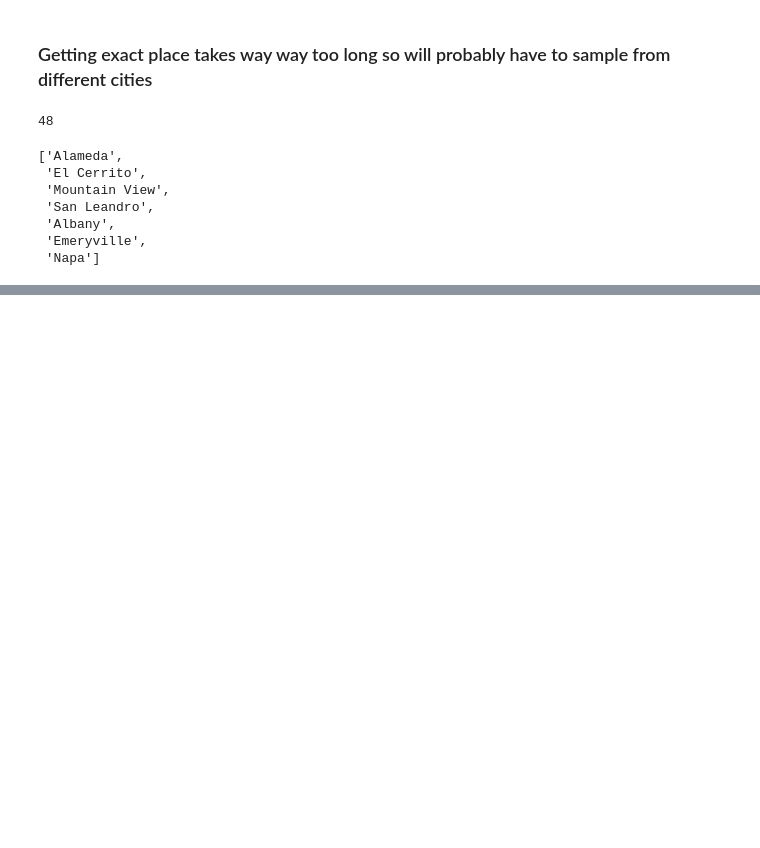
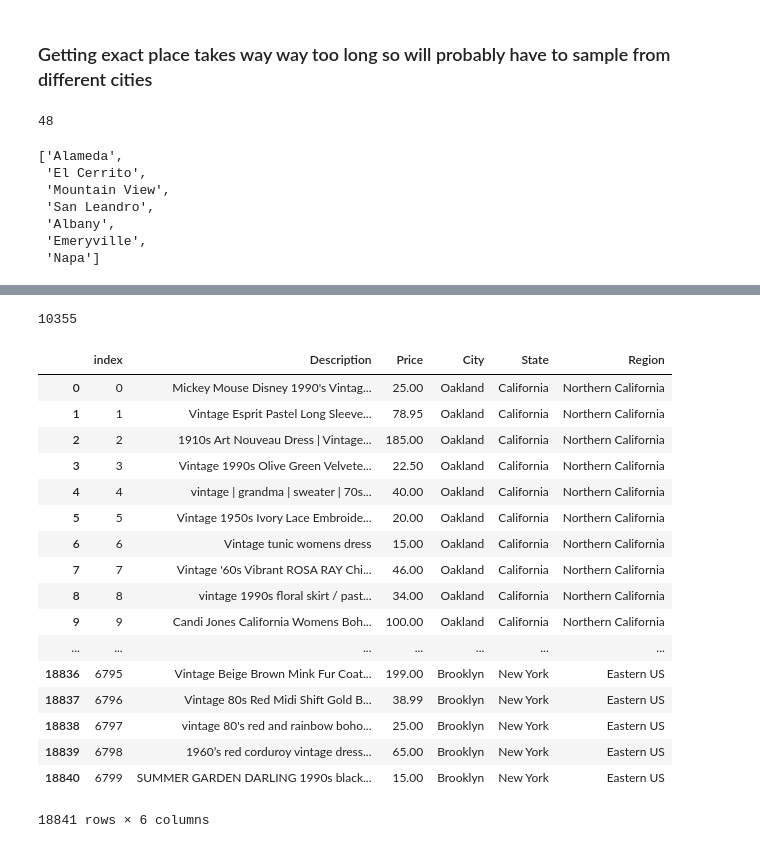
Before and after one commit to szaidman22/Etsy, a Jupyter notebook: Etsy_project_scraping.ipynb, the cells around one changed output, grey strips where cells are left out. Saved outputs shown, nothing was run; the diff lists cells and outputs as text; code cells hidden in the pictures; blank space fills up the shorter version.

Commit message:
Scraping various CA cities and Brooklyn

```diff
--- a/Etsy_project_scraping.ipynb
+++ b/Etsy_project_scraping.ipynb
@@ -153,0 +580,27 @@ Belmont
+# %%
+# Brooklyn: https://www.etsy.com/search/vintage/clothing/womens-clothing?q=womens+vintage+clothing&locationQuery=5110302&explicit=1&ref=pagination&page=2
+
+listing_info = []
+for i in range(1,246):      # Number of pages plus one
+    url = "https://www.etsy.com/search/vintage/clothing/womens-clothing?q=womens+vintage+clothing&locationQuery=5110302&explicit=1&ref=pagination&page={}".format(i)
+    page = requests.get(url)
+    soup = BeautifulSoup(page.content, 'html.parser')
+    results = soup.find(id="content")
+    job_elems = results.find_all(class_= 'organic-impression display-inline-block listing-link ')
+    links_stage = []
+   # link_elem = []
+    for job_elem in job_elems:
+        title_elem = job_elem.find(class_='text-gray text-truncate mb-xs-0 text-body')
+        title_elem = bleach.clean(title_elem, tags=[], strip=True).strip()
+        price_elem = job_elem.find(class_='currency-value')
+        price_elem = bleach.clean(price_elem, tags=[], strip=True).strip()
+       # links_stage.append(job_elem)
+       # for x in links_stage:
+          #  link_elem = (x.get('href'))
+        listing_info.append((title_elem,price_elem,"Brooklyn", "New York","Eastern US"))
+    print(len(listing_info))
+
+columns = ['Description','Price','City','State','Region']
+listing_data = pd.DataFrame(listing_info,columns=columns)
+brooklyn_listings = listing_data
+brooklyn_listings.head()
@@ -153,0 +626,5 @@ Belmont
+# %%
+columns = ['Description','Price','City','State','Region']
+listing_data = pd.DataFrame(listing_info,columns=columns)
+brooklyn_listings = listing_data
+brooklyn_listings.head()
@@ -153,0 +642,4 @@ Belmont
+# %%
+len(combined)
+# %% [output]
+10355
@@ -153,0 +648,25 @@ Belmont
+# %%
+dfs = [oakland_listings, sanfrancisco_listings, brooklyn_listings]
+largecombined = pd.concat(dfs)
+largecombined.reset_index(inplace=True)
+# %%
+largecombined
+# %% [output]
+|  | index | Description | Price | City | State | Region |
+| 0 | 0 | Mickey Mouse Disney 1990's Vintag... | 25.00 | Oakland | California | Northern California |
+| 1 | 1 | Vintage Esprit Pastel Long Sleeve... | 78.95 | Oakland | California | Northern California |
+| 2 | 2 | 1910s Art Nouveau Dress | Vintage... | 185.00 | Oakland | California | Northern California |
+| 3 | 3 | Vintage 1990s Olive Green Velvete... | 22.50 | Oakland | California | Northern California |
+| 4 | 4 | vintage | grandma | sweater | 70s... | 40.00 | Oakland | California | Northern California |
+| 5 | 5 | Vintage 1950s Ivory Lace Embroide... | 20.00 | Oakland | California | Northern California |
+| 6 | 6 | Vintage tunic womens dress | 15.00 | Oakland | California | Northern California |
+| 7 | 7 | Vintage '60s Vibrant ROSA RAY Chi... | 46.00 | Oakland | California | Northern California |
+| 8 | 8 | vintage 1990s floral skirt / past... | 34.00 | Oakland | California | Northern California |
+| 9 | 9 | Candi Jones California Womens Boh... | 100.00 | Oakland | California | Northern California |
+| ... | ... | ... | ... | ... | ... | ... |
+| 18836 | 6795 | Vintage Beige Brown Mink Fur Coat... | 199.00 | Brooklyn | New York | Eastern US |
+| 18837 | 6796 | Vintage 80s Red Midi Shift Gold B... | 38.99 | Brooklyn | New York | Eastern US |
+| 18838 | 6797 | vintage 80's red and rainbow boho... | 25.00 | Brooklyn | New York | Eastern US |
+| 18839 | 6798 | 1960’s red corduroy vintage dress... | 65.00 | Brooklyn | New York | Eastern US |
+| 18840 | 6799 | SUMMER GARDEN DARLING 1990s black... | 15.00 | Brooklyn | New York | Eastern US |
+18841 rows × 6 columns
```
Also changed, not shown: parts of 22 cells of this notebook.
